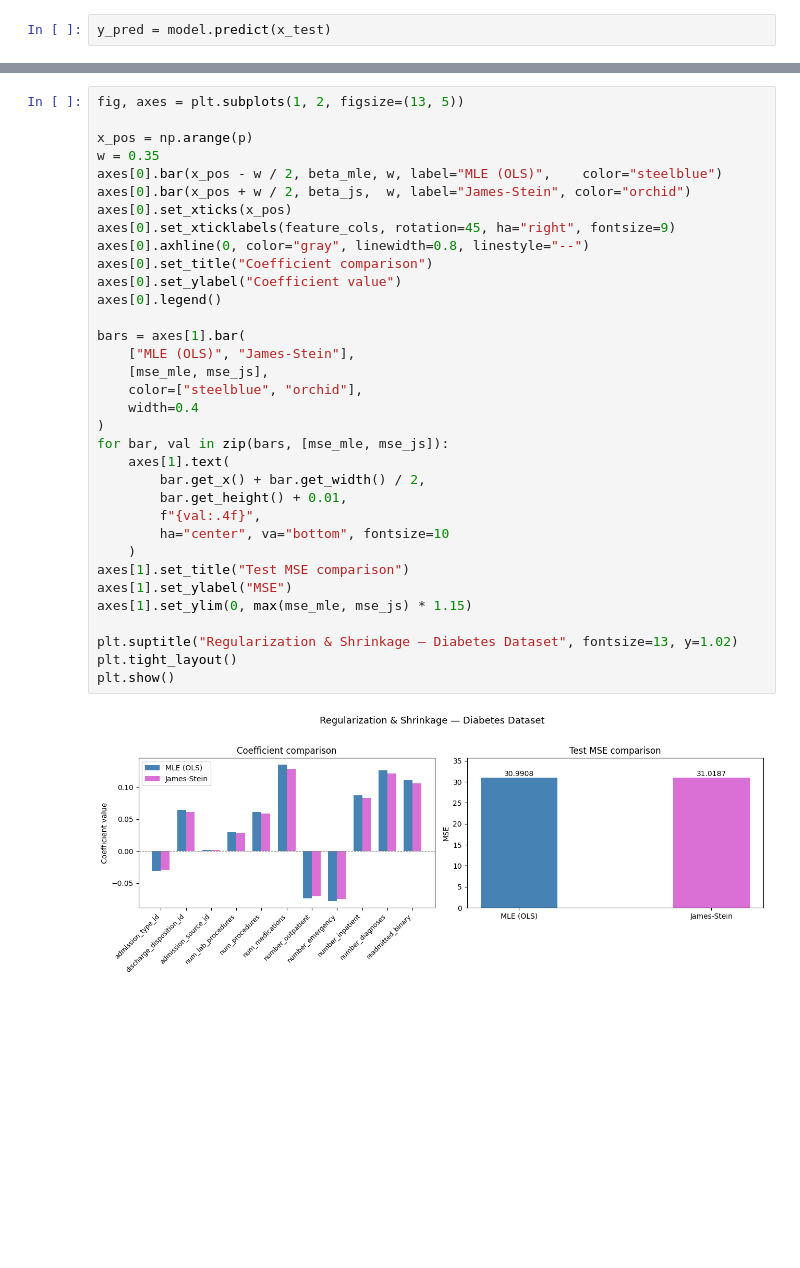
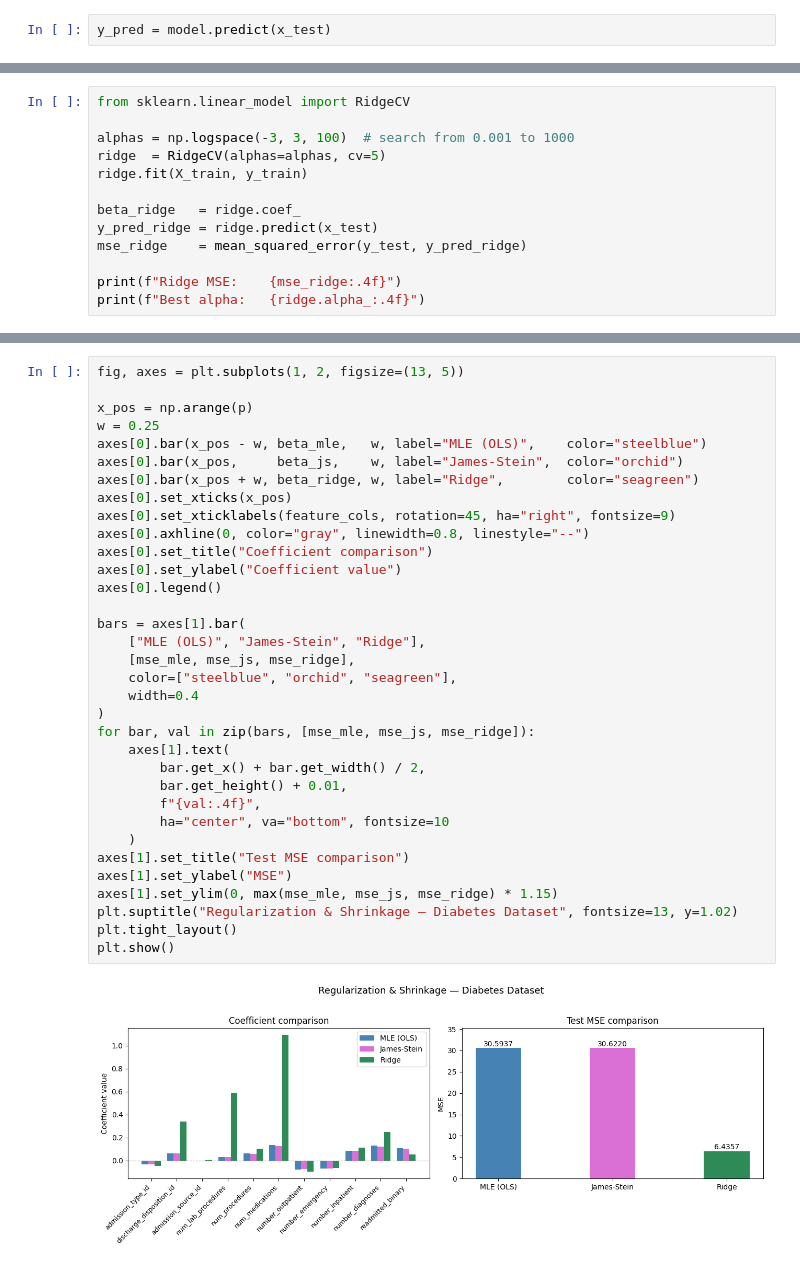
Before and after one commit to AidanMayhue/ip_final, a Jupyter notebook: prediction_task/regularization_and_shrinkage.ipynb, the cells around one changed output, grey strips where cells are left out. Cells and saved outputs as stored; diff of their text form; blank space fills up the shorter version.

Commit message:
adding ridge regression

```diff
--- a/prediction_task/regularization_and_shrinkage.ipynb
+++ b/prediction_task/regularization_and_shrinkage.ipynb
@@ -77,0 +78,13 @@ MSE improvement:   -0.0279
+# %%
+from sklearn.linear_model import RidgeCV
+
+alphas = np.logspace(-3, 3, 100)  # search from 0.001 to 1000
+ridge  = RidgeCV(alphas=alphas, cv=5)
+ridge.fit(X_train, y_train)
+
+beta_ridge   = ridge.coef_
+y_pred_ridge = ridge.predict(x_test)
+mse_ridge    = mean_squared_error(y_test, y_pred_ridge)
+
+print(f"Ridge MSE:    {mse_ridge:.4f}")
+print(f"Best alpha:   {ridge.alpha_:.4f}")
@@ -96,37 +110,37 @@ Best alpha:   61.3591
 # %%
 fig, axes = plt.subplots(1, 2, figsize=(13, 5))
 
 x_pos = np.arange(p)
-w = 0.35
-axes[0].bar(x_pos - w / 2, beta_mle, w, label="MLE (OLS)",    color="steelblue")
-axes[0].bar(x_pos + w / 2, beta_js,  w, label="James-Stein", color="orchid")
+w = 0.25
+axes[0].bar(x_pos - w, beta_mle,   w, label="MLE (OLS)",    color="steelblue")
+axes[0].bar(x_pos,     beta_js,    w, label="James-Stein",  color="orchid")
+axes[0].bar(x_pos + w, beta_ridge, w, label="Ridge",        color="seagreen")
 axes[0].set_xticks(x_pos)
 axes[0].set_xticklabels(feature_cols, rotation=45, ha="right", fontsize=9)
 axes[0].axhline(0, color="gray", linewidth=0.8, linestyle="--")
 axes[0].set_title("Coefficient comparison")
 axes[0].set_ylabel("Coefficient value")
 axes[0].legend()
 
 bars = axes[1].bar(
-    ["MLE (OLS)", "James-Stein"],
-    [mse_mle, mse_js],
-    color=["steelblue", "orchid"],
+    ["MLE (OLS)", "James-Stein", "Ridge"],
+    [mse_mle, mse_js, mse_ridge],
+    color=["steelblue", "orchid", "seagreen"],
     width=0.4
 )
-for bar, val in zip(bars, [mse_mle, mse_js]):
+for bar, val in zip(bars, [mse_mle, mse_js, mse_ridge]):
     axes[1].text(
         bar.get_x() + bar.get_width() / 2,
         bar.get_height() + 0.01,
         f"{val:.4f}",
         ha="center", va="bottom", fontsize=10
     )
 axes[1].set_title("Test MSE comparison")
 axes[1].set_ylabel("MSE")
-axes[1].set_ylim(0, max(mse_mle, mse_js) * 1.15)
-
+axes[1].set_ylim(0, max(mse_mle, mse_js, mse_ridge) * 1.15)
 plt.suptitle("Regularization & Shrinkage — Diabetes Dataset", fontsize=13, y=1.02)
 plt.tight_layout()
 plt.show()
 # %% [output]
-[figure, old version]
+[figure, new version]
 # %% [markdown]
```
Also changed, not shown: parts of 6 cells of this notebook.
